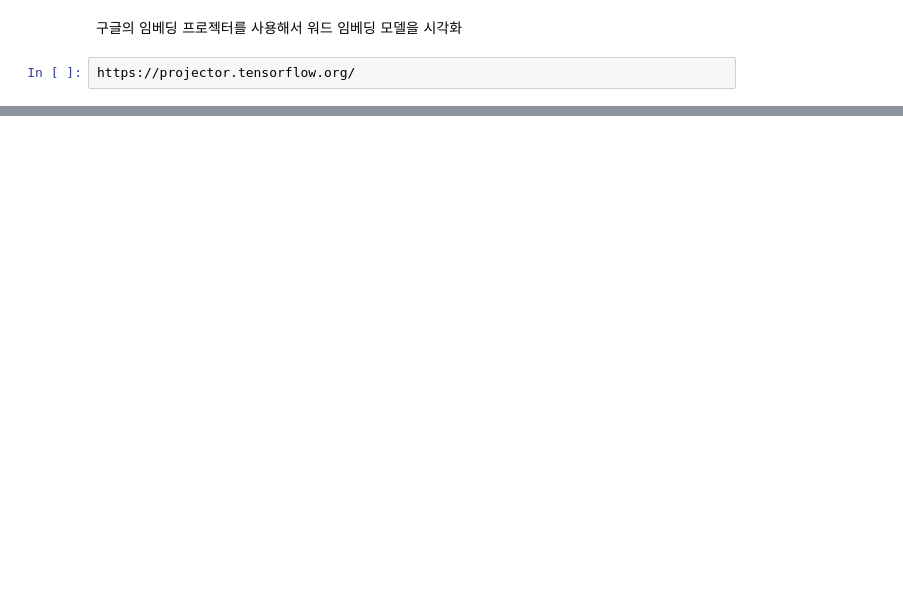
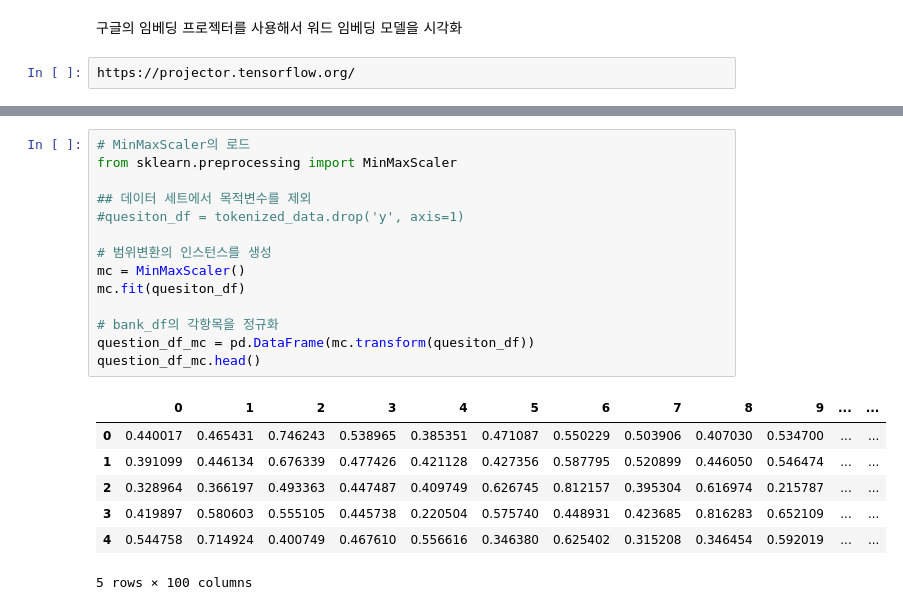
Before and after one commit to hawk90/deeplearning-lecture, a Jupyter notebook: Projects/오현귀/word2vec-1.ipynb, the cells around one changed output, grey strips where cells are left out. Drawn from its saved outputs; the diff is of its cells as text; blank space fills up the shorter version.

```diff
--- a/Projects/오현귀/word2vec-1.ipynb
+++ b/Projects/오현귀/word2vec-1.ipynb
@@ -200,0 +264,22 @@ def show_pca():
+# %%
+# MinMaxScaler의 로드
+from sklearn.preprocessing import MinMaxScaler
+
+## 데이터 세트에서 목적변수를 제외
+#quesiton_df = tokenized_data.drop('y', axis=1)
+
+# 범위변환의 인스턴스를 생성
+mc = MinMaxScaler()
+mc.fit(quesiton_df)
+
+# bank_df의 각항목을 정규화
+question_df_mc = pd.DataFrame(mc.transform(quesiton_df))
+question_df_mc.head()
+# %% [output]
+|  | 0 | 1 | 2 | 3 | 4 | 5 | 6 | 7 | 8 | 9 | ... | ... |
+| 0 | 0.440017 | 0.465431 | 0.746243 | 0.538965 | 0.385351 | 0.471087 | 0.550229 | 0.503906 | 0.407030 | 0.534700 | ... | ... |
+| 1 | 0.391099 | 0.446134 | 0.676339 | 0.477426 | 0.421128 | 0.427356 | 0.587795 | 0.520899 | 0.446050 | 0.546474 | ... | ... |
+| 2 | 0.328964 | 0.366197 | 0.493363 | 0.447487 | 0.409749 | 0.626745 | 0.812157 | 0.395304 | 0.616974 | 0.215787 | ... | ... |
+| 3 | 0.419897 | 0.580603 | 0.555105 | 0.445738 | 0.220504 | 0.575740 | 0.448931 | 0.423685 | 0.816283 | 0.652109 | ... | ... |
+| 4 | 0.544758 | 0.714924 | 0.400749 | 0.467610 | 0.556616 | 0.346380 | 0.625402 | 0.315208 | 0.346454 | 0.592019 | ... | ... |
+5 rows × 100 columns
```
Also changed, not shown: parts of 38 cells of this notebook, 11 other files.
